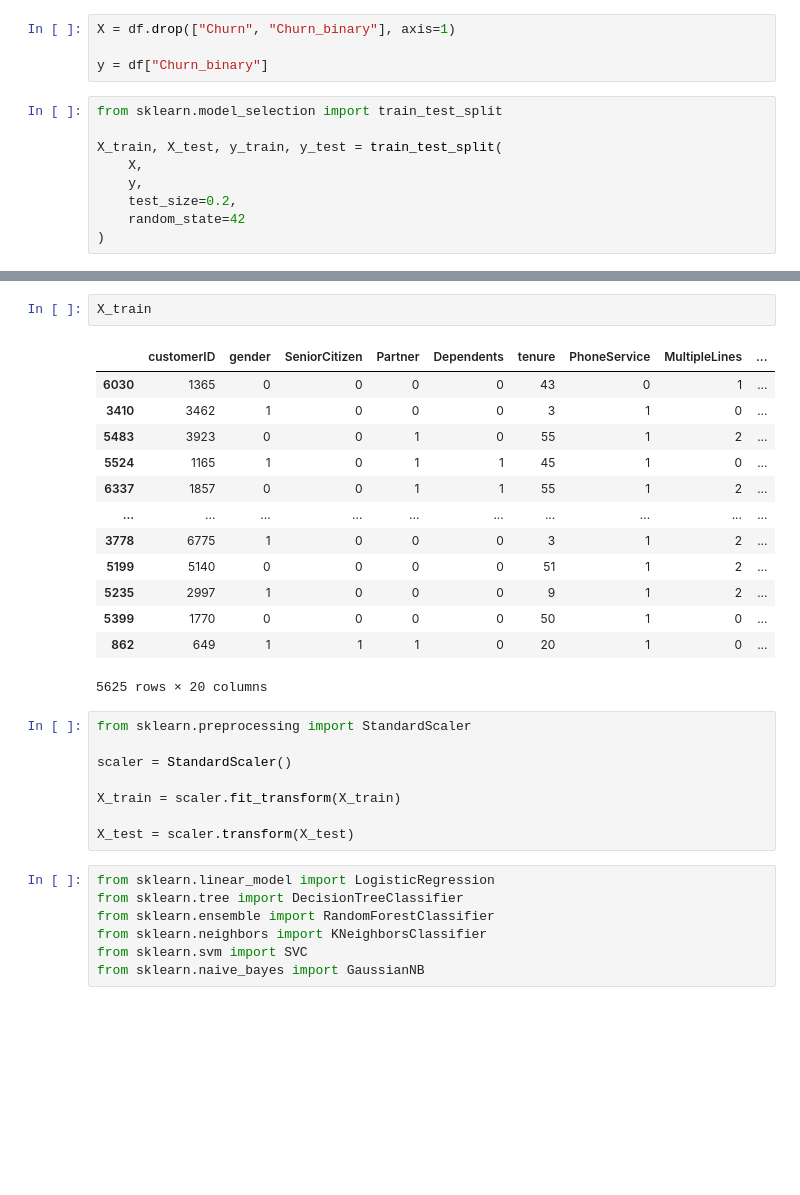
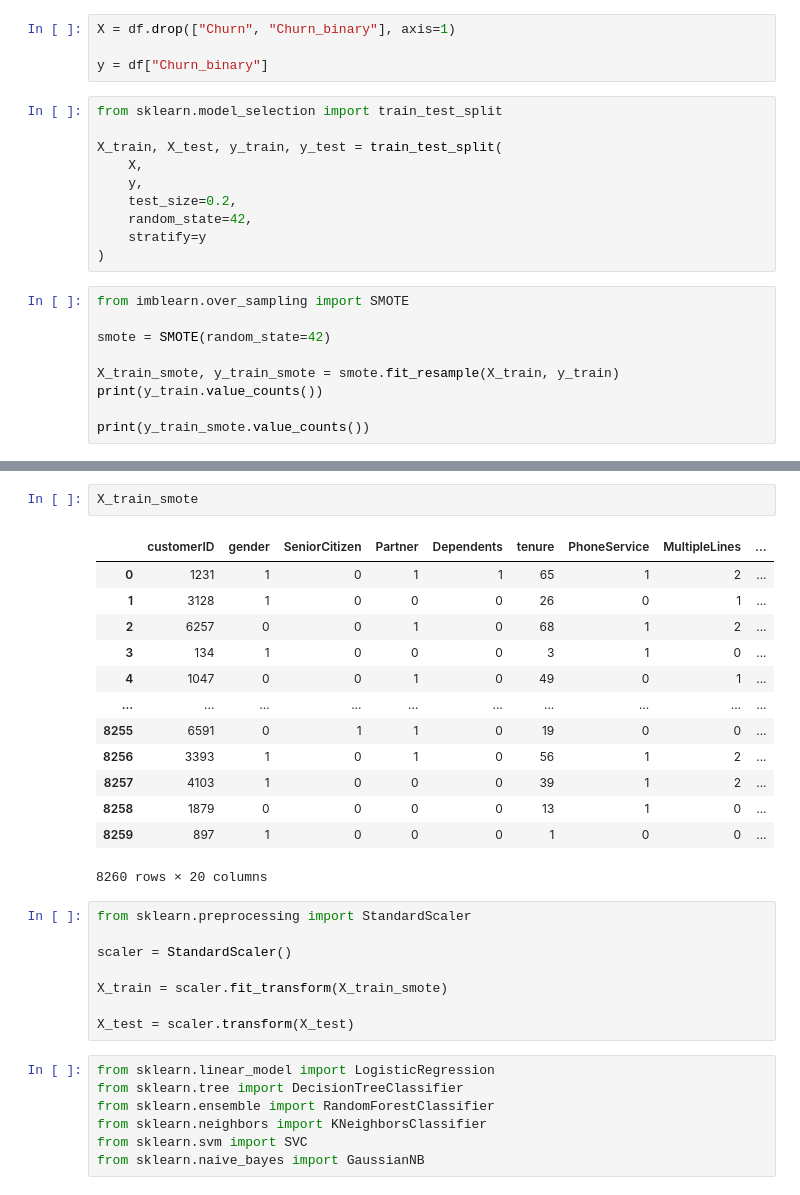
Before and after one commit to ARYAN38-eng/DY-PATIL-FINAL-SEM-PROJECT, a Jupyter notebook: customer_churn_project/notebook/customer-churn-analysis.ipynb, the cells around one changed output, grey strips where cells are left out. Saved outputs shown, nothing was run; the diff lists cells and outputs as text; blank space fills up the shorter version.

```diff
--- a/customer_churn_project/notebook/customer-churn-analysis.ipynb
+++ b/customer_churn_project/notebook/customer-churn-analysis.ipynb
@@ -437,5 +432,15 @@ X_train, X_test, y_train, y_test = train_test_split(
     X,
     y,
     test_size=0.2,
-    random_state=42
+    random_state=42,
+    stratify=y
 )
+# %%
+from imblearn.over_sampling import SMOTE
+
+smote = SMOTE(random_state=42)
+
+X_train_smote, y_train_smote = smote.fit_resample(X_train, y_train)
+print(y_train.value_counts())
+
+print(y_train_smote.value_counts())
@@ -442,25 +456,25 @@ X_train, X_test, y_train, y_test = train_test_split(
 # %%
-X_train
+X_train_smote
 # %% [output]
 |  | customerID | gender | SeniorCitizen | Partner | Dependents | tenure | PhoneService | MultipleLines | ... |
-| 6030 | 1365 | 0 | 0 | 0 | 0 | 43 | 0 | 1 | ... |
-| 3410 | 3462 | 1 | 0 | 0 | 0 | 3 | 1 | 0 | ... |
-| 5483 | 3923 | 0 | 0 | 1 | 0 | 55 | 1 | 2 | ... |
-| 5524 | 1165 | 1 | 0 | 1 | 1 | 45 | 1 | 0 | ... |
-| 6337 | 1857 | 0 | 0 | 1 | 1 | 55 | 1 | 2 | ... |
+| 0 | 1231 | 1 | 0 | 1 | 1 | 65 | 1 | 2 | ... |
+| 1 | 3128 | 1 | 0 | 0 | 0 | 26 | 0 | 1 | ... |
+| 2 | 6257 | 0 | 0 | 1 | 0 | 68 | 1 | 2 | ... |
+| 3 | 134 | 1 | 0 | 0 | 0 | 3 | 1 | 0 | ... |
+| 4 | 1047 | 0 | 0 | 1 | 0 | 49 | 0 | 1 | ... |
 | ... | ... | ... | ... | ... | ... | ... | ... | ... | ... |
-| 3778 | 6775 | 1 | 0 | 0 | 0 | 3 | 1 | 2 | ... |
-| 5199 | 5140 | 0 | 0 | 0 | 0 | 51 | 1 | 2 | ... |
-| 5235 | 2997 | 1 | 0 | 0 | 0 | 9 | 1 | 2 | ... |
-| 5399 | 1770 | 0 | 0 | 0 | 0 | 50 | 1 | 0 | ... |
-| 862 | 649 | 1 | 1 | 1 | 0 | 20 | 1 | 0 | ... |
+| 8255 | 6591 | 0 | 1 | 1 | 0 | 19 | 0 | 0 | ... |
+| 8256 | 3393 | 1 | 0 | 1 | 0 | 56 | 1 | 2 | ... |
+| 8257 | 4103 | 1 | 0 | 0 | 0 | 39 | 1 | 2 | ... |
+| 8258 | 1879 | 0 | 0 | 0 | 0 | 13 | 1 | 0 | ... |
+| 8259 | 897 | 1 | 0 | 0 | 0 | 1 | 0 | 0 | ... |
-5625 rows × 20 columns
+8260 rows × 20 columns
 # %%
 from sklearn.preprocessing import StandardScaler
 
 scaler = StandardScaler()
 
-X_train = scaler.fit_transform(X_train)
+X_train = scaler.fit_transform(X_train_smote)
 
 X_test = scaler.transform(X_test)
 # %%
```
Also changed, not shown: parts of 14 cells of this notebook, 4 other files.
